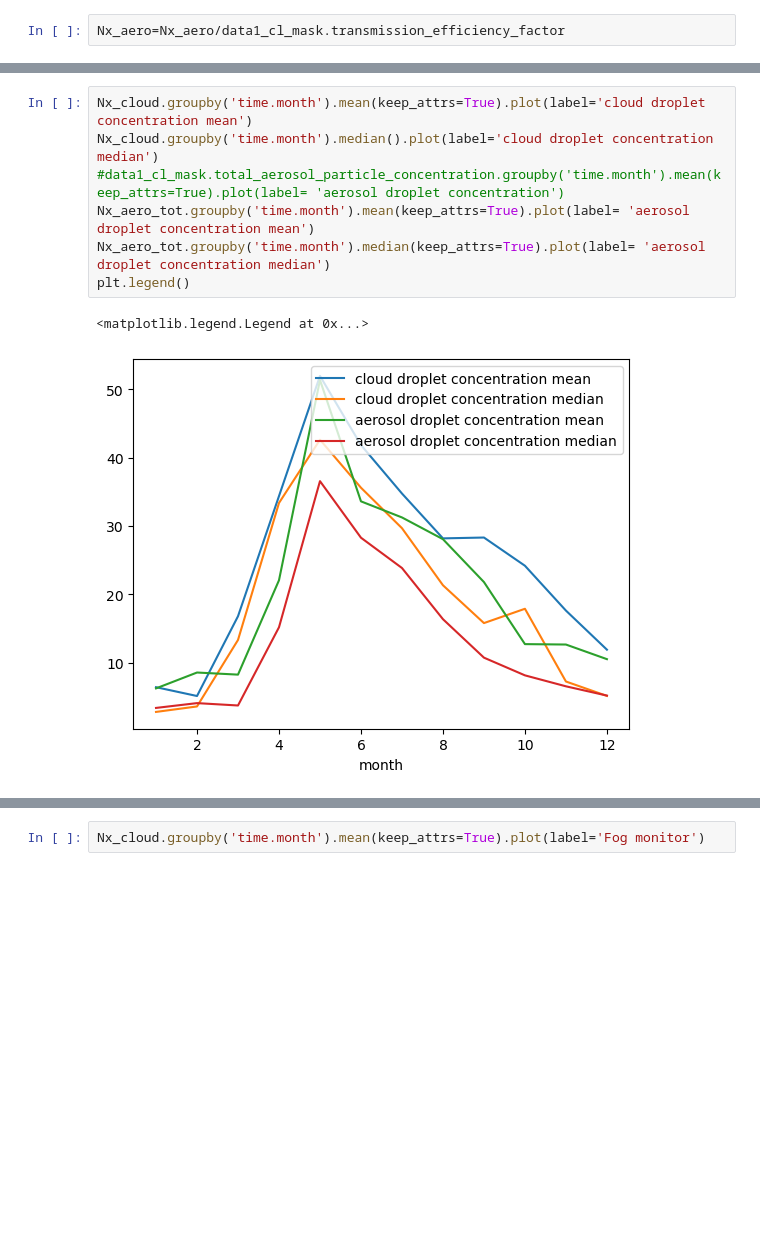
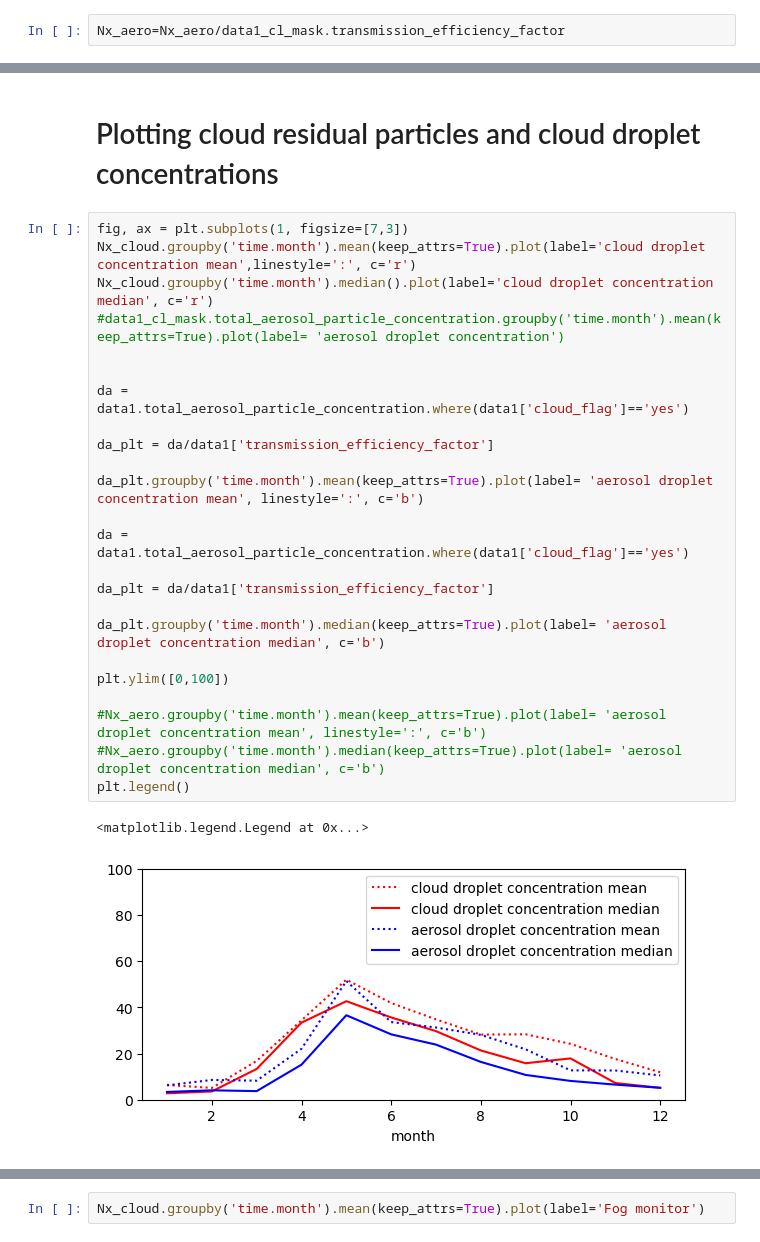
Before and after one commit to eScience-course/-Tjaernoe2022-group1, a Jupyter notebook: notebooks/Ingvild/Getting_started.ipynb, the cells around one changed output, grey strips where cells are left out. Cells and saved outputs as stored; diff of their text form; blank space fills up the shorter version.

Commit message:
working on data2

```diff
--- a/notebooks/Ingvild/Getting_started.ipynb
+++ b/notebooks/Ingvild/Getting_started.ipynb
@@ -90,10 +134,29 @@ Nx_aero=Nx_aero/data1_cl_mask.transmission_efficiency_factor
+# %% [markdown]
+# Plotting cloud residual particles and cloud droplet concentrations
 # %%
-Nx_cloud.groupby('time.month').mean(keep_attrs=True).plot(label='cloud droplet concentration mean')
-Nx_cloud.groupby('time.month').median().plot(label='cloud droplet concentration median')
+fig, ax = plt.subplots(1, figsize=[7,3])
+Nx_cloud.groupby('time.month').mean(keep_attrs=True).plot(label='cloud droplet concentration mean',linestyle=':', c='r')
+Nx_cloud.groupby('time.month').median().plot(label='cloud droplet concentration median', c='r')
 #data1_cl_mask.total_aerosol_particle_concentration.groupby('time.month').mean(keep_attrs=True).plot(label= 'aerosol droplet concentration')
-Nx_aero_tot.groupby('time.month').mean(keep_attrs=True).plot(label= 'aerosol droplet concentration mean')
-Nx_aero_tot.groupby('time.month').median(keep_attrs=True).plot(label= 'aerosol droplet concentration median')
+
+
+da = data1.total_aerosol_particle_concentration.where(data1['cloud_flag']=='yes')
+
+da_plt = da/data1['transmission_efficiency_factor']
+
+da_plt.groupby('time.month').mean(keep_attrs=True).plot(label= 'aerosol droplet concentration mean', linestyle=':', c='b')
+
+da = data1.total_aerosol_particle_concentration.where(data1['cloud_flag']=='yes')
+
+da_plt = da/data1['transmission_efficiency_factor']
+
+da_plt.groupby('time.month').median(keep_attrs=True).plot(label= 'aerosol droplet concentration median', c='b')
+
+plt.ylim([0,100])
+
+#Nx_aero.groupby('time.month').mean(keep_attrs=True).plot(label= 'aerosol droplet concentration mean', linestyle=':', c='b')
+#Nx_aero.groupby('time.month').median(keep_attrs=True).plot(label= 'aerosol droplet concentration median', c='b')
 plt.legend()
 # %% [output]
 <matplotlib.legend.Legend at 0x...>
-[figure, old version]
+[figure, new version]
```
Also changed, not shown: parts of 26 cells of this notebook.
